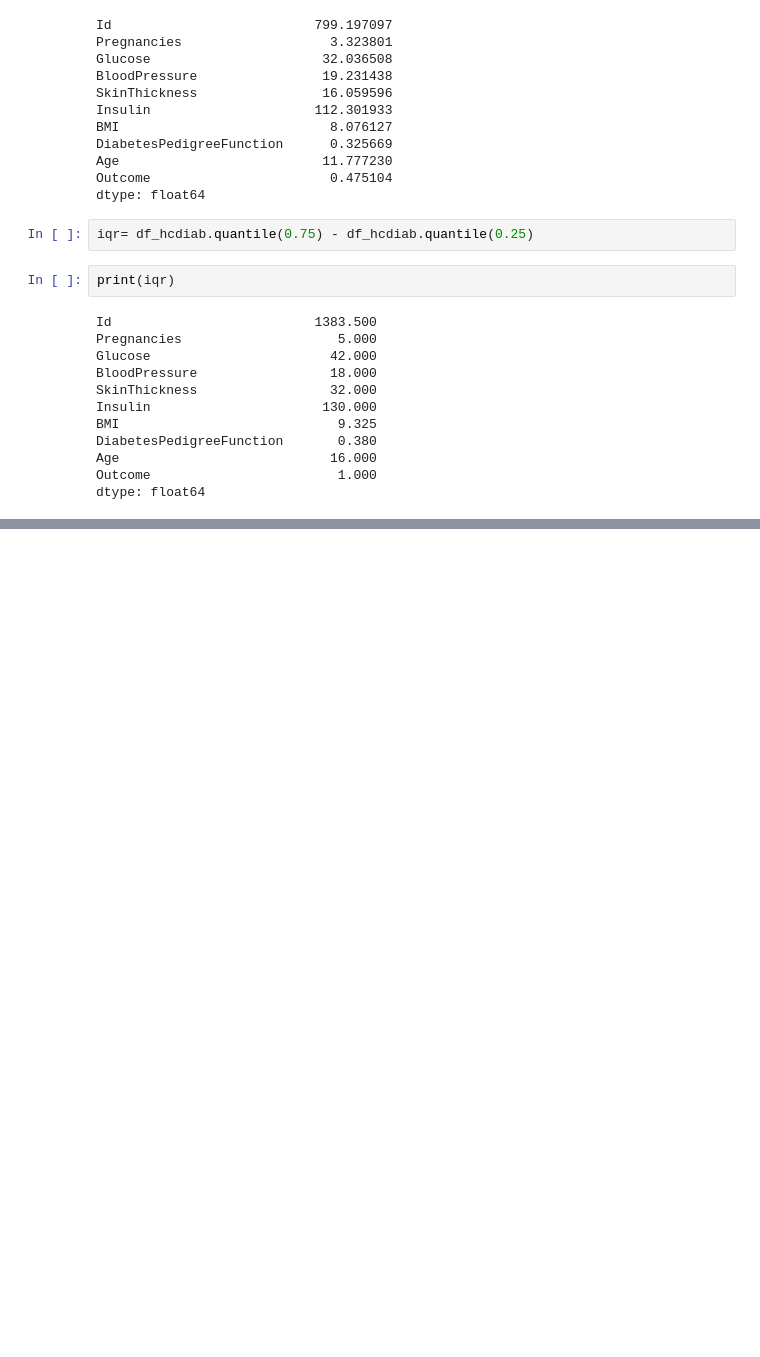
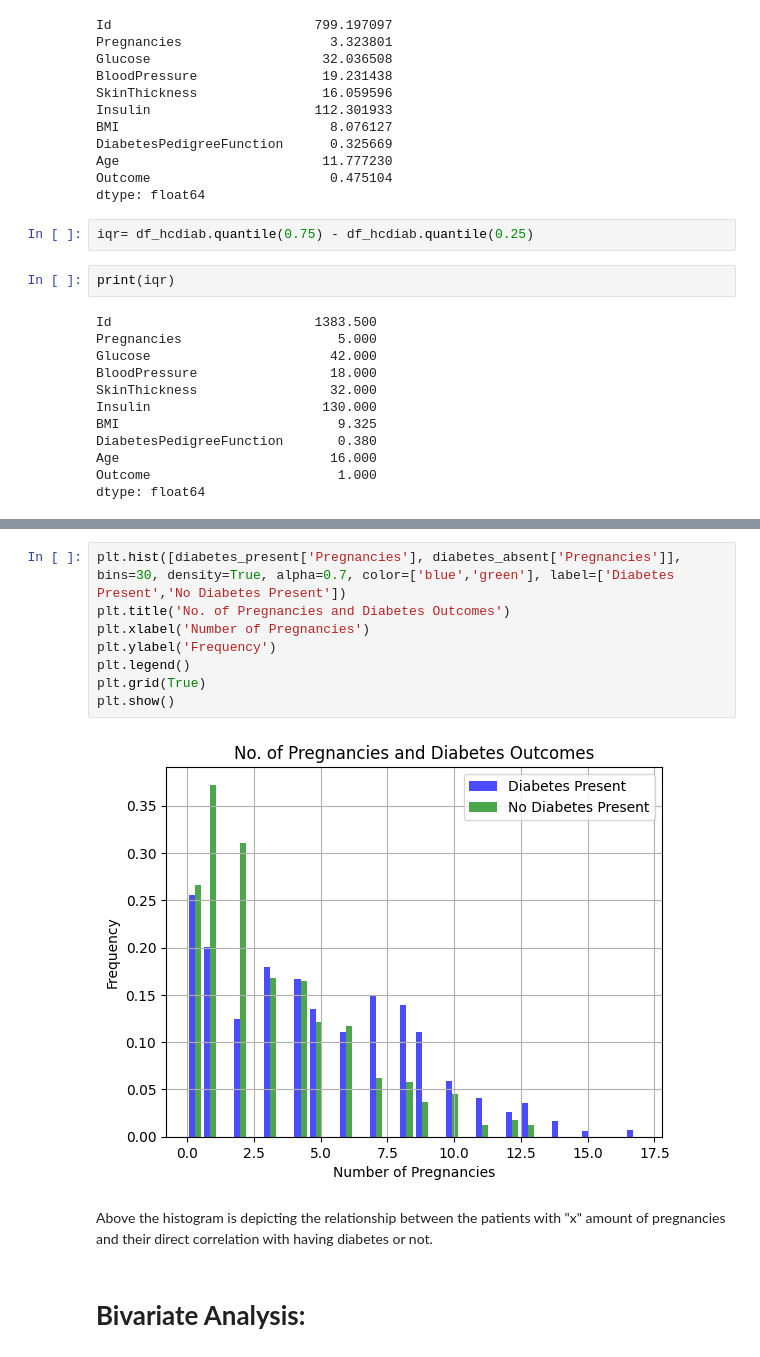
Before and after one commit to angeliki-tzanou/datasci_3_eda, a Jupyter notebook: Assignment_3_HHA_507.ipynb, the cells around one changed output, grey strips where cells are left out. Saved outputs shown, nothing was run; the diff lists cells and outputs as text; blank space fills up the shorter version.

```diff
--- a/Assignment_3_HHA_507.ipynb
+++ b/Assignment_3_HHA_507.ipynb
@@ -297,0 +319,14 @@ dtype: float64
+# %%
+plt.hist([diabetes_present['Pregnancies'], diabetes_absent['Pregnancies']], bins=30, density=True, alpha=0.7, color=['blue','green'], label=['Diabetes Present','No Diabetes Present'])
+plt.title('No. of Pregnancies and Diabetes Outcomes')
+plt.xlabel('Number of Pregnancies')
+plt.ylabel('Frequency')
+plt.legend()
+plt.grid(True)
+plt.show()
+# %% [output]
+[figure, added]
+# %% [markdown]
+Above the histogram is depicting the relationship between the patients with "x" amount of pregnancies and their direct correlation with having diabetes or not.
+# %% [markdown]
+# **Bivariate Analysis:**
```
Also changed, not shown: parts of 6 cells of this notebook.
